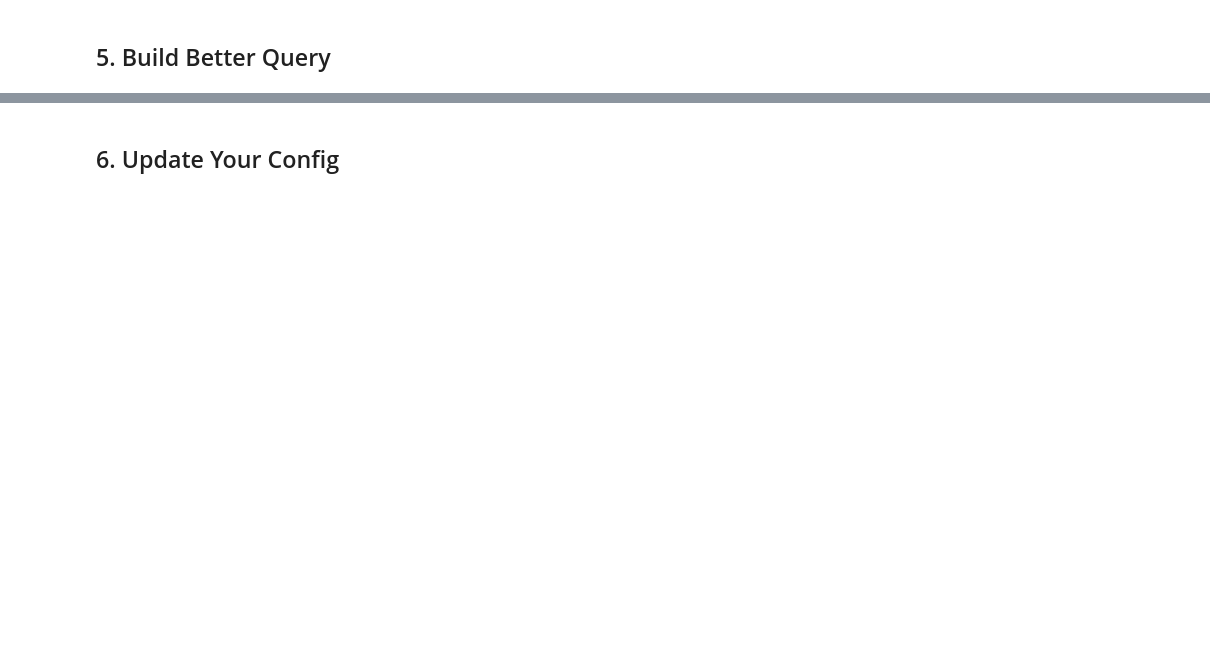
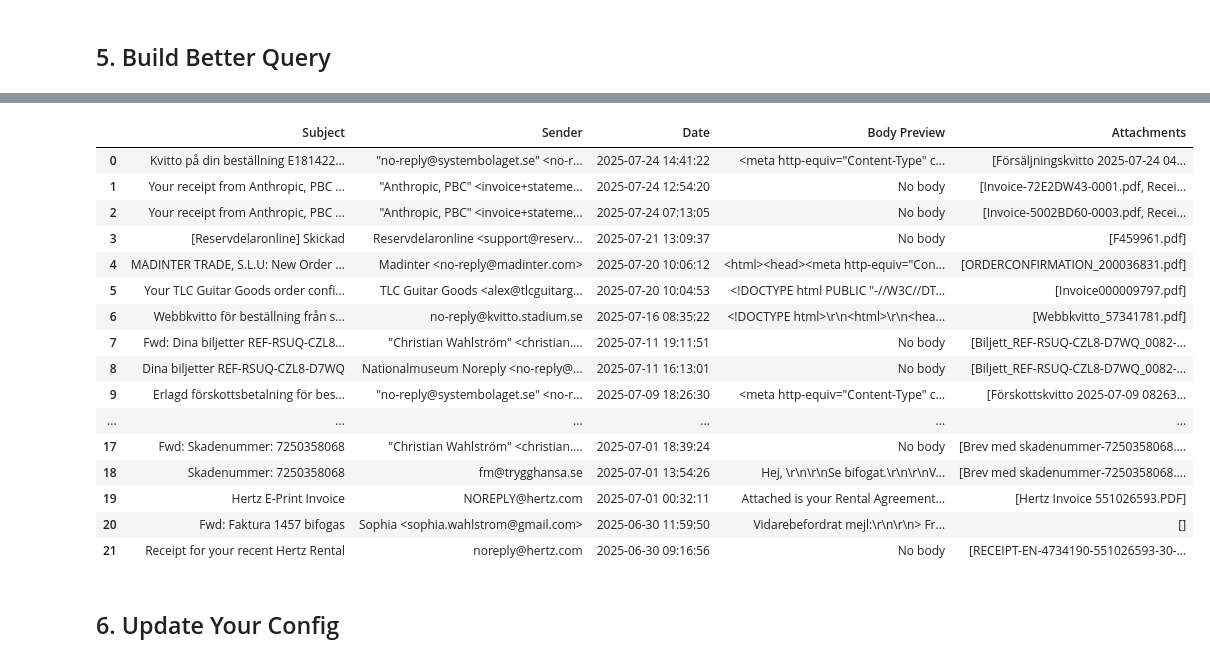
Before and after one commit to userchallenge/gmail-invoice-agent, a Jupyter notebook: gmail_lab_notebook.ipynb, the cells around one changed output, grey strips where cells are left out. Drawn from its saved outputs; the diff is of its cells as text; code cells hidden in the pictures; blank space fills up the shorter version.

Commit message:
justerat query för email

```diff
--- a/gmail_lab_notebook.ipynb
+++ b/gmail_lab_notebook.ipynb
@@ -391,10 +394,14 @@ def build_optimized_query(days_back=30):
     # Build query components based on what you found
     query_parts = [
         # Add the most effective search terms you found above
-        "subject:faktura",
-        "subject:räkning",
-        "subject:invoice",
-        "subject:bill",
+        # "subject:faktura",
+        # "subject:räkning",
+        # "subject:invoice",
+        # "subject:bill",
+        "faktura",
+        "räkning",
+        "invoice",
+        "bill",
         # Add specific vendors if you found them
         # 'from:spotify',
         # 'from:vattenfall',
@@ -404,6 +411,9 @@ def build_optimized_query(days_back=30):
     # Combine with OR
     search_terms = " OR ".join(query_parts)
     optimized_query = f"{date_filter} ({search_terms})"
+    # optimized_query = "after:2025/06/25 (subject:madinter OR räkning OR invoice OR bill OR has:attachment filename:pdf)"
+    # optimized_query = "after:2025/05/26 (faktura OR räkning OR invoice OR bill)"
+    optimized_query = "after:2025/06/25 (subject:madinter OR räkning OR invoice OR bill OR has:attachment filename:pdf)"
 
     print(f"🎯 Optimized query: {optimized_query}")
 
@@ -431,7 +441,7 @@ optimized_query, found_messages = build_optimized_query(days_back=60)
 
 if found_messages:
     print("\n📧 Sample results from optimized query:")
-    sample_results = get_sample_emails(optimized_query, max_samples=3)
+    sample_results = get_sample_emails(optimized_query, max_samples=30)
     print(sample_results)
 else:
     print("\n❌ No emails found with optimized query - try adjusting the search terms")
@@ -438,3 +466,23 @@ else:
+# %%
+sample_results
+# %% [output]
+|  | Subject | Sender | Date | Body Preview | Attachments |
+| 0 | Kvitto på din beställning E181422... | "no-reply@systembolaget.se" <no-r... | 2025-07-24 14:41:22 | <meta http-equiv="Content-Type" c... | [Försäljningskvitto 2025-07-24 04... |
+| 1 | Your receipt from Anthropic, PBC ... | "Anthropic, PBC" <invoice+stateme... | 2025-07-24 12:54:20 | No body | [Invoice-72E2DW43-0001.pdf, Recei... |
+| 2 | Your receipt from Anthropic, PBC ... | "Anthropic, PBC" <invoice+stateme... | 2025-07-24 07:13:05 | No body | [Invoice-5002BD60-0003.pdf, Recei... |
+| 3 | [Reservdelaronline] Skickad | Reservdelaronline <support@reserv... | 2025-07-21 13:09:37 | No body | [F459961.pdf] |
+| 4 | MADINTER TRADE, S.L.U: New Order ... | Madinter <no-reply@madinter.com> | 2025-07-20 10:06:12 | <html><head><meta http-equiv="Con... | [ORDERCONFIRMATION_200036831.pdf] |
+| 5 | Your TLC Guitar Goods order confi... | TLC Guitar Goods <alex@tlcguitarg... | 2025-07-20 10:04:53 | <!DOCTYPE html PUBLIC "-//W3C//DT... | [Invoice000009797.pdf] |
+| 6 | Webbkvitto för beställning från s... | no-reply@kvitto.stadium.se | 2025-07-16 08:35:22 | <!DOCTYPE html>\r\n<html>\r\n<hea... | [Webbkvitto_57341781.pdf] |
+| 7 | Fwd: Dina biljetter REF-RSUQ-CZL8... | "Christian Wahlström" <christian.... | 2025-07-11 19:11:51 | No body | [Biljett_REF-RSUQ-CZL8-D7WQ_0082-... |
+| 8 | Dina biljetter REF-RSUQ-CZL8-D7WQ | Nationalmuseum Noreply <no-reply@... | 2025-07-11 16:13:01 | No body | [Biljett_REF-RSUQ-CZL8-D7WQ_0082-... |
+| 9 | Erlagd förskottsbetalning för bes... | "no-reply@systembolaget.se" <no-r... | 2025-07-09 18:26:30 | <meta http-equiv="Content-Type" c... | [Förskottskvitto 2025-07-09 08263... |
+| ... | ... | ... | ... | ... | ... |
+| 17 | Fwd: Skadenummer: 7250358068 | "Christian Wahlström" <christian.... | 2025-07-01 18:39:24 | No body | [Brev med skadenummer-7250358068.... |
+| 18 | Skadenummer: 7250358068 | fm@trygghansa.se | 2025-07-01 13:54:26 | Hej, \r\n\r\nSe bifogat.\r\n\r\nV... | [Brev med skadenummer-7250358068.... |
+| 19 | Hertz E-Print Invoice | NOREPLY@hertz.com | 2025-07-01 00:32:11 | Attached is your Rental Agreement... | [Hertz Invoice 551026593.PDF] |
+| 20 | Fwd: Faktura 1457 bifogas | Sophia <sophia.wahlstrom@gmail.com> | 2025-06-30 11:59:50 | Vidarebefordrat mejl:\r\n\r\n> Fr... | [] |
+| 21 | Receipt for your recent Hertz Rental | noreply@hertz.com | 2025-06-30 09:16:56 | No body | [RECEIPT-EN-4734190-551026593-30-... |
 # %% [markdown]
 ## 6. Update Your Config
 # %%
```
Also changed, not shown: parts of 8 cells of this notebook, 1 other file.
